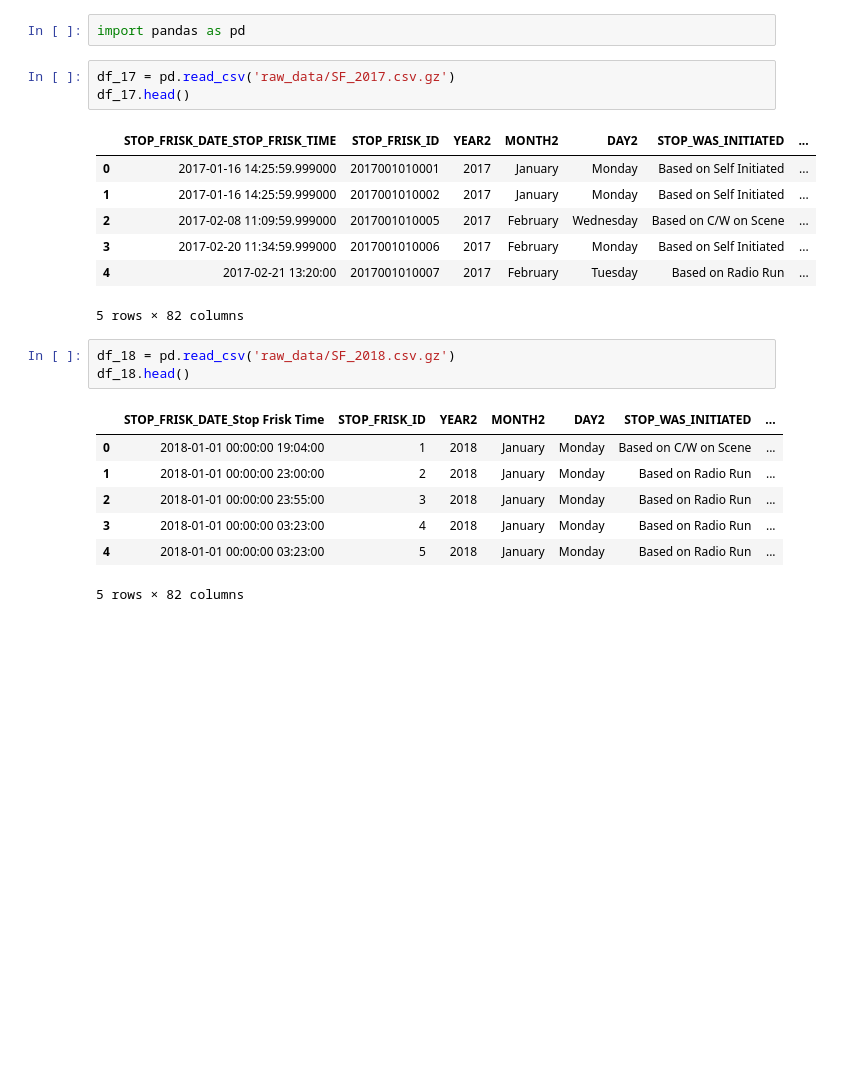
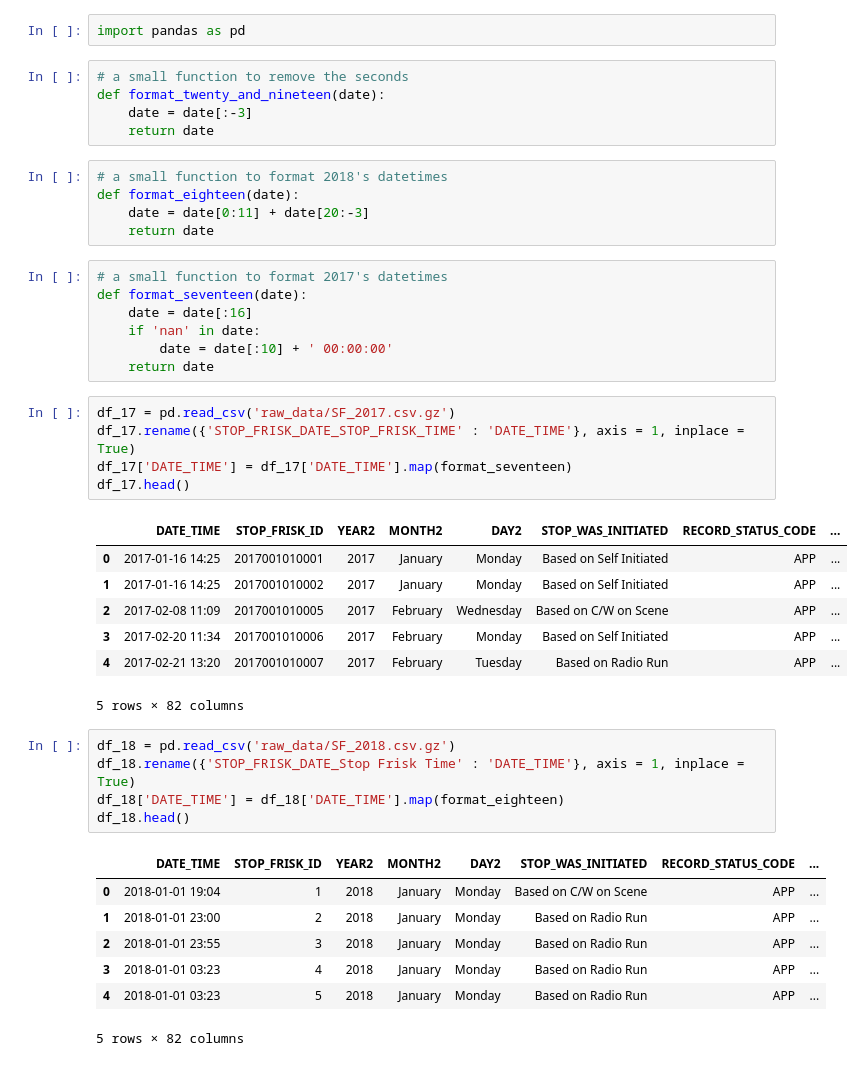
Before and after one commit to casanave/stop_and_frisk_categorical_modeling, a Jupyter notebook: stop_and_frisk_categorical.ipynb, the cells around one changed output. Drawn from its saved outputs; the diff is of its cells as text; blank space fills up the shorter version.

Commit message:
updated dates with reformatting

```diff
--- a/stop_and_frisk_categorical.ipynb
+++ b/stop_and_frisk_categorical.ipynb
@@ -1,26 +1,47 @@
 # %%
 import pandas as pd
+# %%
+# a small function to remove the seconds
+def format_twenty_and_nineteen(date):
+    date = date[:-3]
+    return date
+# %%
+# a small function to format 2018's datetimes
+def format_eighteen(date):
+    date = date[0:11] + date[20:-3]
+    return date
+# %%
+# a small function to format 2017's datetimes
+def format_seventeen(date):
+    date = date[:16]
+    if 'nan' in date:
+        date = date[:10] + ' 00:00:00'
+    return date
 # %%
 df_17 = pd.read_csv('raw_data/SF_2017.csv.gz')
+df_17.rename({'STOP_FRISK_DATE_STOP_FRISK_TIME' : 'DATE_TIME'}, axis = 1, inplace = True)
+df_17['DATE_TIME'] = df_17['DATE_TIME'].map(format_seventeen)
 df_17.head()
 # %% [output]
-|  | STOP_FRISK_DATE_STOP_FRISK_TIME | STOP_FRISK_ID | YEAR2 | MONTH2 | DAY2 | STOP_WAS_INITIATED | ... |
-| 0 | 2017-01-16 14:25:59.999000 | 2017001010001 | 2017 | January | Monday | Based on Self Initiated | ... |
-| 1 | 2017-01-16 14:25:59.999000 | 2017001010002 | 2017 | January | Monday | Based on Self Initiated | ... |
-| 2 | 2017-02-08 11:09:59.999000 | 2017001010005 | 2017 | February | Wednesday | Based on C/W on Scene | ... |
-| 3 | 2017-02-20 11:34:59.999000 | 2017001010006 | 2017 | February | Monday | Based on Self Initiated | ... |
-| 4 | 2017-02-21 13:20:00 | 2017001010007 | 2017 | February | Tuesday | Based on Radio Run | ... |
+|  | DATE_TIME | STOP_FRISK_ID | YEAR2 | MONTH2 | DAY2 | STOP_WAS_INITIATED | RECORD_STATUS_CODE | ... |
+| 0 | 2017-01-16 14:25 | 2017001010001 | 2017 | January | Monday | Based on Self Initiated | APP | ... |
+| 1 | 2017-01-16 14:25 | 2017001010002 | 2017 | January | Monday | Based on Self Initiated | APP | ... |
+| 2 | 2017-02-08 11:09 | 2017001010005 | 2017 | February | Wednesday | Based on C/W on Scene | APP | ... |
+| 3 | 2017-02-20 11:34 | 2017001010006 | 2017 | February | Monday | Based on Self Initiated | APP | ... |
+| 4 | 2017-02-21 13:20 | 2017001010007 | 2017 | February | Tuesday | Based on Radio Run | APP | ... |
 5 rows × 82 columns
 # %%
 df_18 = pd.read_csv('raw_data/SF_2018.csv.gz')
+df_18.rename({'STOP_FRISK_DATE_Stop Frisk Time' : 'DATE_TIME'}, axis = 1, inplace = True)
+df_18['DATE_TIME'] = df_18['DATE_TIME'].map(format_eighteen)
 df_18.head()
 # %% [output]
-|  | STOP_FRISK_DATE_Stop Frisk Time | STOP_FRISK_ID | YEAR2 | MONTH2 | DAY2 | STOP_WAS_INITIATED | ... |
-| 0 | 2018-01-01 00:00:00 19:04:00 | 1 | 2018 | January | Monday | Based on C/W on Scene | ... |
-| 1 | 2018-01-01 00:00:00 23:00:00 | 2 | 2018 | January | Monday | Based on Radio Run | ... |
-| 2 | 2018-01-01 00:00:00 23:55:00 | 3 | 2018 | January | Monday | Based on Radio Run | ... |
-| 3 | 2018-01-01 00:00:00 03:23:00 | 4 | 2018 | January | Monday | Based on Radio Run | ... |
-| 4 | 2018-01-01 00:00:00 03:23:00 | 5 | 2018 | January | Monday | Based on Radio Run | ... |
+|  | DATE_TIME | STOP_FRISK_ID | YEAR2 | MONTH2 | DAY2 | STOP_WAS_INITIATED | RECORD_STATUS_CODE | ... |
+| 0 | 2018-01-01 19:04 | 1 | 2018 | January | Monday | Based on C/W on Scene | APP | ... |
+| 1 | 2018-01-01 23:00 | 2 | 2018 | January | Monday | Based on Radio Run | APP | ... |
+| 2 | 2018-01-01 23:55 | 3 | 2018 | January | Monday | Based on Radio Run | APP | ... |
+| 3 | 2018-01-01 03:23 | 4 | 2018 | January | Monday | Based on Radio Run | APP | ... |
+| 4 | 2018-01-01 03:23 | 5 | 2018 | January | Monday | Based on Radio Run | APP | ... |
 5 rows × 82 columns
 # %%
 df_19 = pd.read_csv('raw_data/SF_2019.csv.gz')
```
Also changed, not shown: parts of 3 cells of this notebook.
